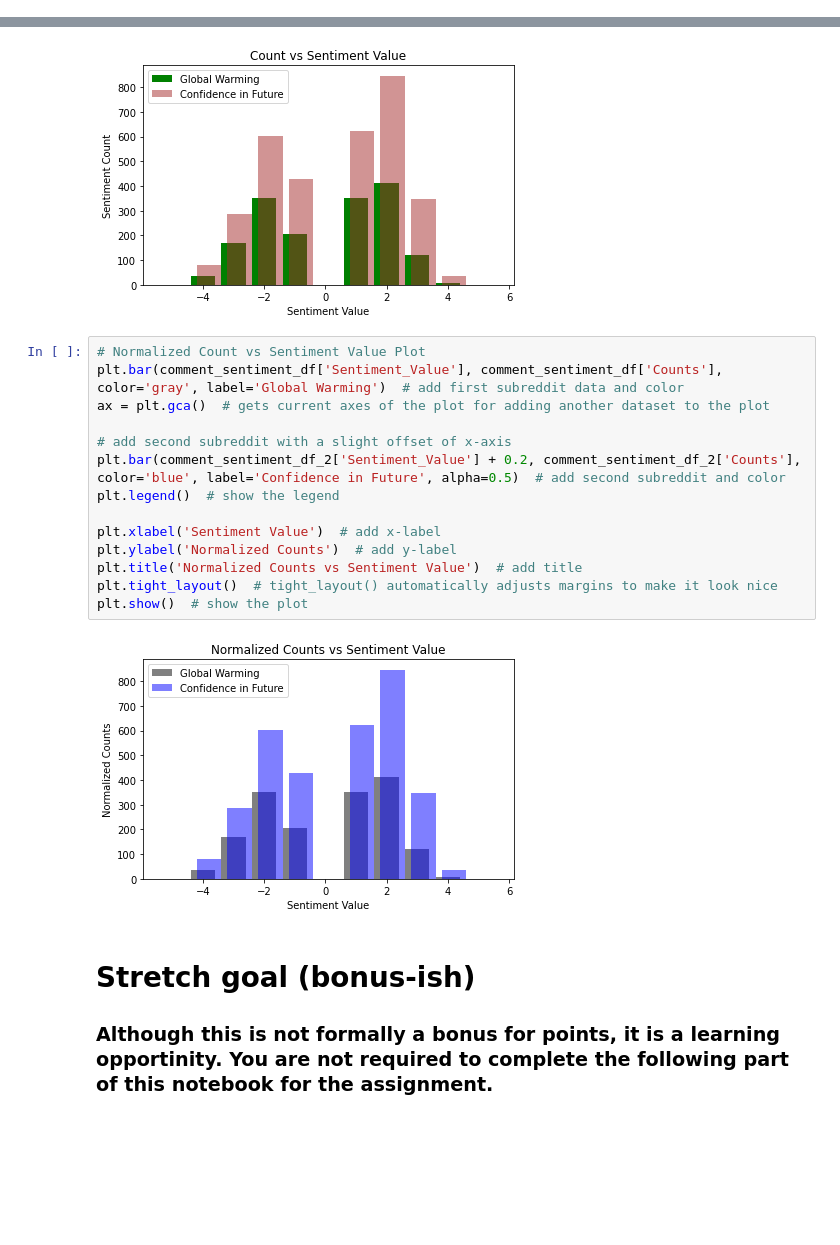
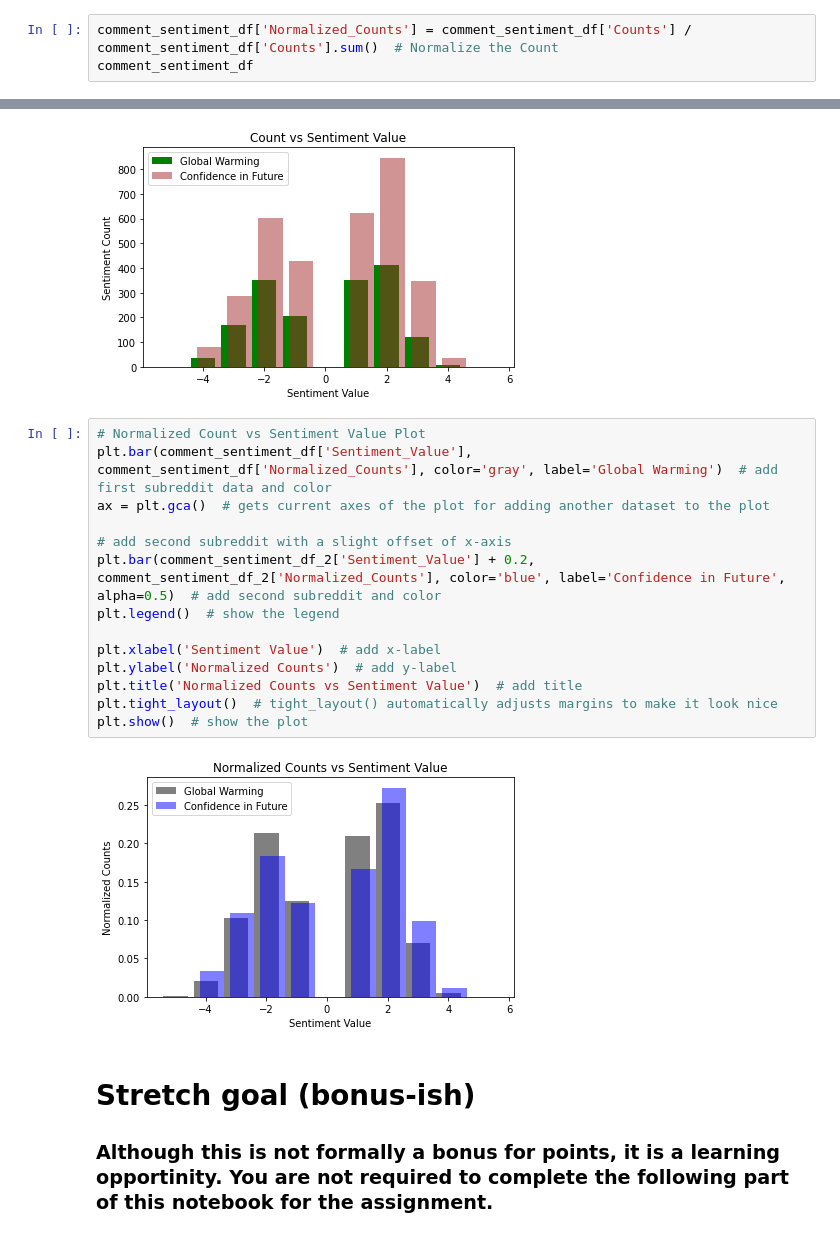
Before and after one commit to ebayandelger/MSDS600, a Jupyter notebook: Reddit_Sentiment_Assignment.ipynb, the cells around one changed output, grey strips where cells are left out. Drawn from its saved outputs; the diff is of its cells as text; blank space fills up the shorter version.

```diff
--- a/Reddit_Sentiment_Assignment.ipynb
+++ b/Reddit_Sentiment_Assignment.ipynb
@@ -238,0 +251,3 @@ plt.show()
+# %%
+comment_sentiment_df['Normalized_Counts'] = comment_sentiment_df['Counts'] / comment_sentiment_df['Counts'].sum()  # Normalize the Count
+comment_sentiment_df
@@ -348,20 +376,20 @@ plt.show()  # show the plot
 [figure]
 # %%
 # Normalized Count vs Sentiment Value Plot
-plt.bar(comment_sentiment_df['Sentiment_Value'], comment_sentiment_df['Counts'], color='gray', label='Global Warming')  # add first subreddit data and color
+plt.bar(comment_sentiment_df['Sentiment_Value'], comment_sentiment_df['Normalized_Counts'], color='gray', label='Global Warming')  # add first subreddit data and color
 ax = plt.gca()  # gets current axes of the plot for adding another dataset to the plot
 
 # add second subreddit with a slight offset of x-axis
-plt.bar(comment_sentiment_df_2['Sentiment_Value'] + 0.2, comment_sentiment_df_2['Counts'], color='blue', label='Confidence in Future', alpha=0.5)  # add second subreddit and color
+plt.bar(comment_sentiment_df_2['Sentiment_Value'] + 0.2, comment_sentiment_df_2['Normalized_Counts'], color='blue', label='Confidence in Future', alpha=0.5)  # add second subreddit and color
 plt.legend()  # show the legend
 
 plt.xlabel('Sentiment Value')  # add x-label
 plt.ylabel('Normalized Counts')  # add y-label
 plt.title('Normalized Counts vs Sentiment Value')  # add title
 plt.tight_layout()  # tight_layout() automatically adjusts margins to make it look nice
 plt.show()  # show the plot
 # %% [output]
-[figure, old version]
+[figure, new version]
 # %% [markdown]
 # Stretch goal (bonus-ish)
 ### Although this is not formally a bonus for points, it is a learning opportinity.  You are not required to complete the following part of this notebook for the assignment.
```
Also changed, not shown: parts of 12 cells of this notebook.
